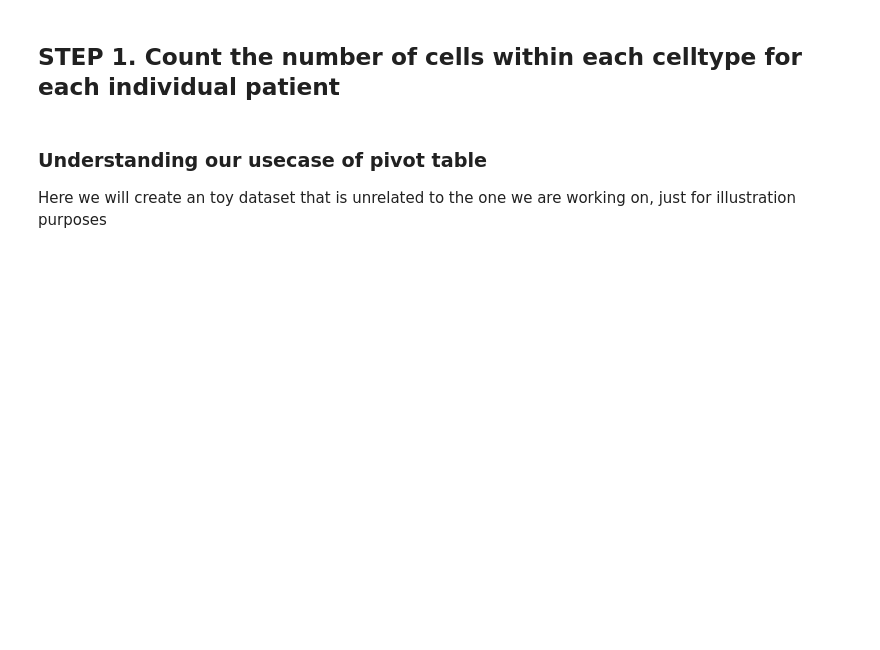
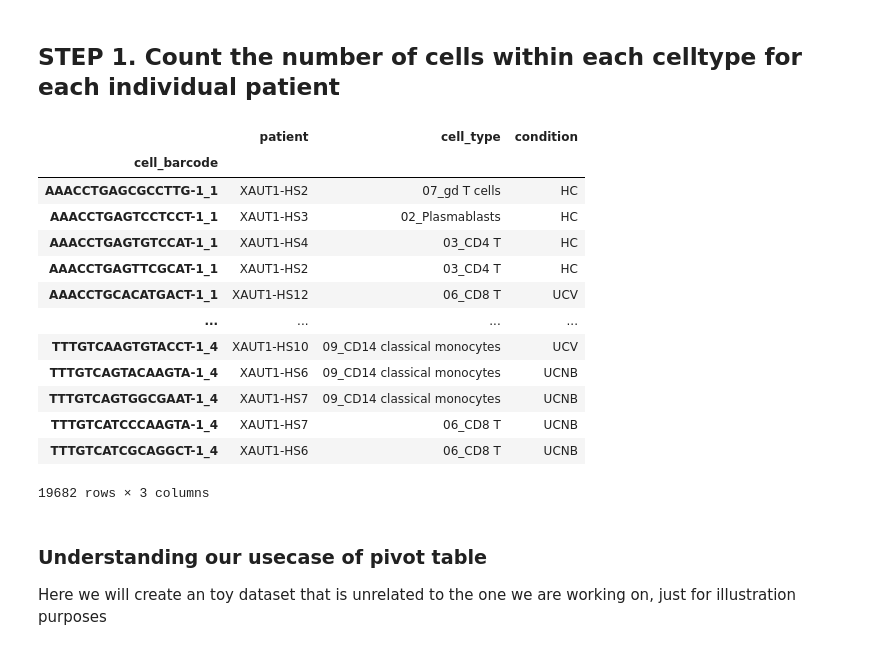
Before and after one commit to madelinechertkow/mchertkow225a, a Jupyter notebook: Code/Madeline_Chertkow_bms225a_ds_workshop2_student_notebook_2025.ipynb, the cells around one changed output. Saved outputs shown, nothing was run; the diff lists cells and outputs as text; code cells hidden in the pictures; blank space fills up the shorter version.

```diff
--- a/Code/Madeline_Chertkow_bms225a_ds_workshop2_student_notebook_2025.ipynb
+++ b/Code/Madeline_Chertkow_bms225a_ds_workshop2_student_notebook_2025.ipynb
@@ -82,5 +180,5 @@ filtered_cell_metadata
 # %%
 # if we decide to filter:
-# cell_metadata = filtered_cell_metadata.copy()
+cell_metadata = filtered_cell_metadata.copy()
 # %%
 cell_metadata.head()
@@ -92,7 +198,7 @@ relevant_columns = ['CoLabs_patient', 'MK final coarse_V2', 'condition']
 
 
 #####################################
-
+cell_df = cell_metadata[relevant_columns]
 
 
 
@@ -106,7 +227,7 @@ rename_dictionary = {'CoLabs_patient' : 'patient',
 
 
 ##########################################################################
-
+cell_df = cell_df.rename(columns = rename_dictionary)
 
 
 
@@ -139,5 +289,22 @@ get_cell_type_percentages(obs=cell_df,
 # %% [markdown]
 ## STEP 1. Count the number of cells within each celltype for each individual patient
+# %%
+cell_df
+# %% [output]
+|  | patient | cell_type | condition |
+| cell_barcode |  |  |  |
+| AAACCTGAGCGCCTTG-1_1 | XAUT1-HS2 | 07_gd T cells | HC |
+| AAACCTGAGTCCTCCT-1_1 | XAUT1-HS3 | 02_Plasmablasts | HC |
+| AAACCTGAGTGTCCAT-1_1 | XAUT1-HS4 | 03_CD4 T | HC |
+| AAACCTGAGTTCGCAT-1_1 | XAUT1-HS2 | 03_CD4 T | HC |
+| AAACCTGCACATGACT-1_1 | XAUT1-HS12 | 06_CD8 T | UCV |
+| ... | ... | ... | ... |
+| TTTGTCAAGTGTACCT-1_4 | XAUT1-HS10 | 09_CD14 classical monocytes | UCV |
+| TTTGTCAGTACAAGTA-1_4 | XAUT1-HS6 | 09_CD14 classical monocytes | UCNB |
+| TTTGTCAGTGGCGAAT-1_4 | XAUT1-HS7 | 09_CD14 classical monocytes | UCNB |
+| TTTGTCATCCCAAGTA-1_4 | XAUT1-HS7 | 06_CD8 T | UCNB |
+| TTTGTCATCGCAGGCT-1_4 | XAUT1-HS6 | 06_CD8 T | UCNB |
+19682 rows × 3 columns
 # %% [markdown]
 ### Understanding our usecase of pivot table
 
```
Also changed, not shown: parts of 36 cells of this notebook.
